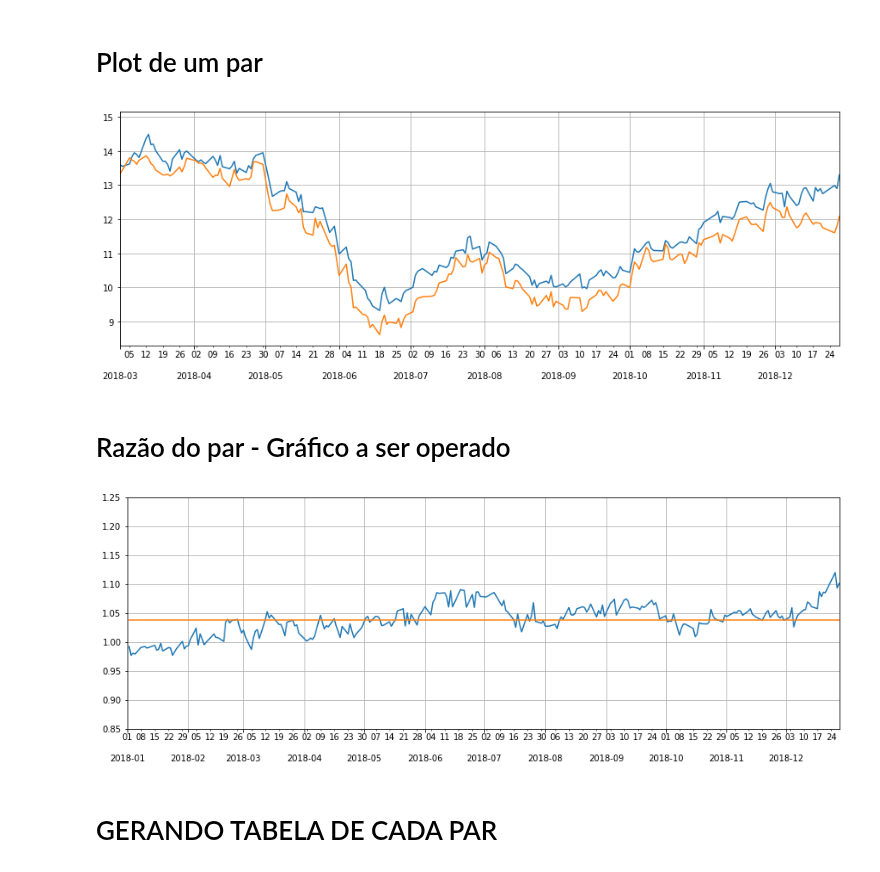
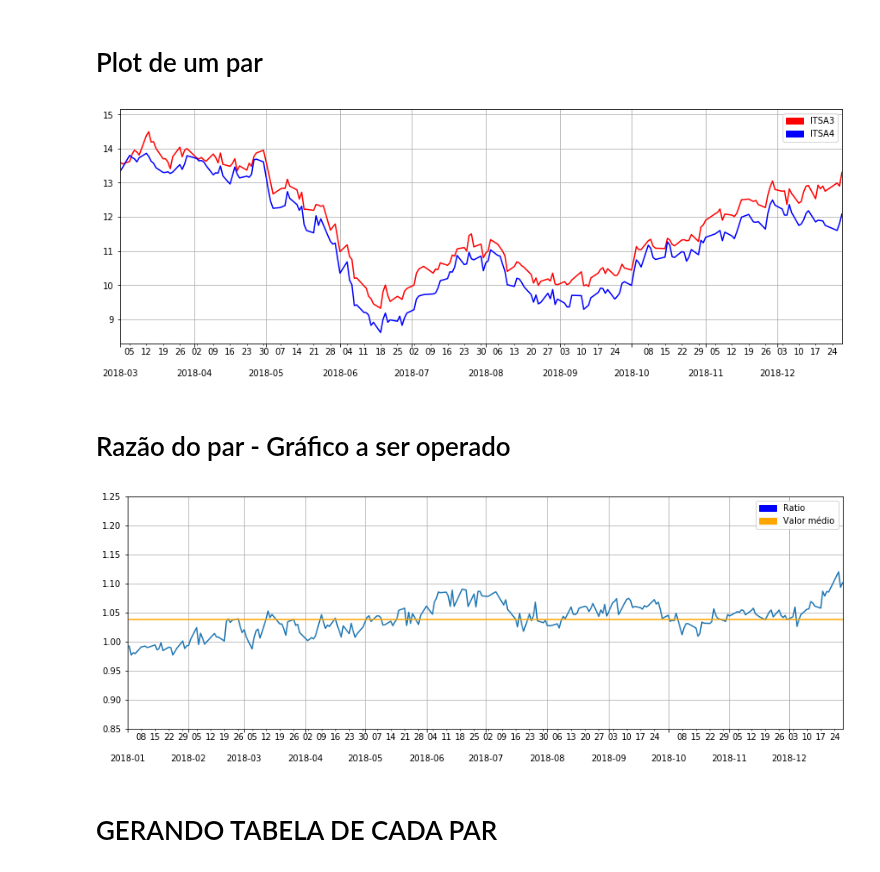
Before and after one commit to RodrigoCalderano/DOM-BOT, a Jupyter notebook: Jupyter/Long Short.ipynb, the cells around one changed output. Saved outputs shown, nothing was run; the diff lists cells and outputs as text; code cells hidden in the pictures.

```diff
--- a/Jupyter/Long Short.ipynb
+++ b/Jupyter/Long Short.ipynb
@@ -178,34 +178,43 @@ df_pares_on_pn
 # %% [markdown]
 # Plot de um par
 # %%
+import matplotlib.patches as mpatches
+
 stock1 = pd.read_csv('HISTORICO_2018/ITSA3_2018', index_col = 'DATA DO PREGAO', parse_dates=True)
 stock2 = pd.read_csv('HISTORICO_2018/ITSA4_2018', index_col = 'DATA DO PREGAO', parse_dates=True)
 
 params = {'legend.fontsize': 'medium',
           'figure.figsize': (15, 5),
          'axes.labelsize': 'medium',
          'axes.titlesize':'x-large',
          'xtick.labelsize':'medium',
          'ytick.labelsize':'medium'}
 plt.rcParams.update(params)
 
 fig, ax = plt.subplots()
 
 
-ax.plot(stock1['PRECO FECHAMENTO'])
-ax.plot(stock2['PRECO FECHAMENTO'])
+red_patch1 = mpatches.Patch(color='red', label='ITSA3')
+red_patch2 = mpatches.Patch(color='blue', label='ITSA4')
+
+plt.legend(handles=[red_patch1, red_patch2])
+
+
+ax.plot
+ax.plot(stock1['PRECO FECHAMENTO'], color='red')
+ax.plot(stock2['PRECO FECHAMENTO'], color='blue')
 
 
 title_stg = stock1['NOME RESUMIDO DA EMPRESA EMISSORA'].iloc[0] + ": " + stock1['CODIGO DE NEGOCIACAO DO PAPEL'].iloc[0]
 
 ax.set_xlim(['2018-03-01', '2018-12-28'])
 ax.grid()
 ax.xaxis.set_major_locator(dates.MonthLocator())
 ax.xaxis.set_major_formatter(dates.DateFormatter('\n\n%Y-%m'))
 ax.xaxis.set_minor_locator(dates.WeekdayLocator(byweekday=0))
 ax.xaxis.set_minor_formatter(dates.DateFormatter('%d'))
 # %% [output]
-[figure, old version]
+[figure, new version]
 # %% [markdown]
 # Razão do par - Gráfico a ser operado
 # %%
@@ -213,7 +222,11 @@ fig, ax = plt.subplots()
 
 stock1['aux'] = stock1['PRECO FECHAMENTO'].mean()/stock2['PRECO FECHAMENTO'].mean()
 ax.plot(stock1['PRECO FECHAMENTO']/stock2['PRECO FECHAMENTO'])
-ax.plot(stock1['aux'])
+ax.plot(stock1['aux'], color = 'orange')
+
+red_patch1 = mpatches.Patch(color='blue', label='Ratio')
+red_patch2 = mpatches.Patch(color='orange', label='Valor médio')
+plt.legend(handles=[red_patch1, red_patch2])
 
 
 ax.set_xlim(['2018-01-01', '2018-12-28'])
@@ -225,7 +238,7 @@ ax.xaxis.set_major_formatter(dates.DateFormatter('\n\n%Y-%m'))
 ax.xaxis.set_minor_locator(dates.WeekdayLocator(byweekday=0))
 ax.xaxis.set_minor_formatter(dates.DateFormatter('%d'))
 # %% [output]
-[figure, old version]
+[figure, new version]
 # %% [markdown]
 # GERANDO TABELA DE CADA PAR
 # %%
```
Also changed, not shown: parts of 2 cells of this notebook, 2 other files.
